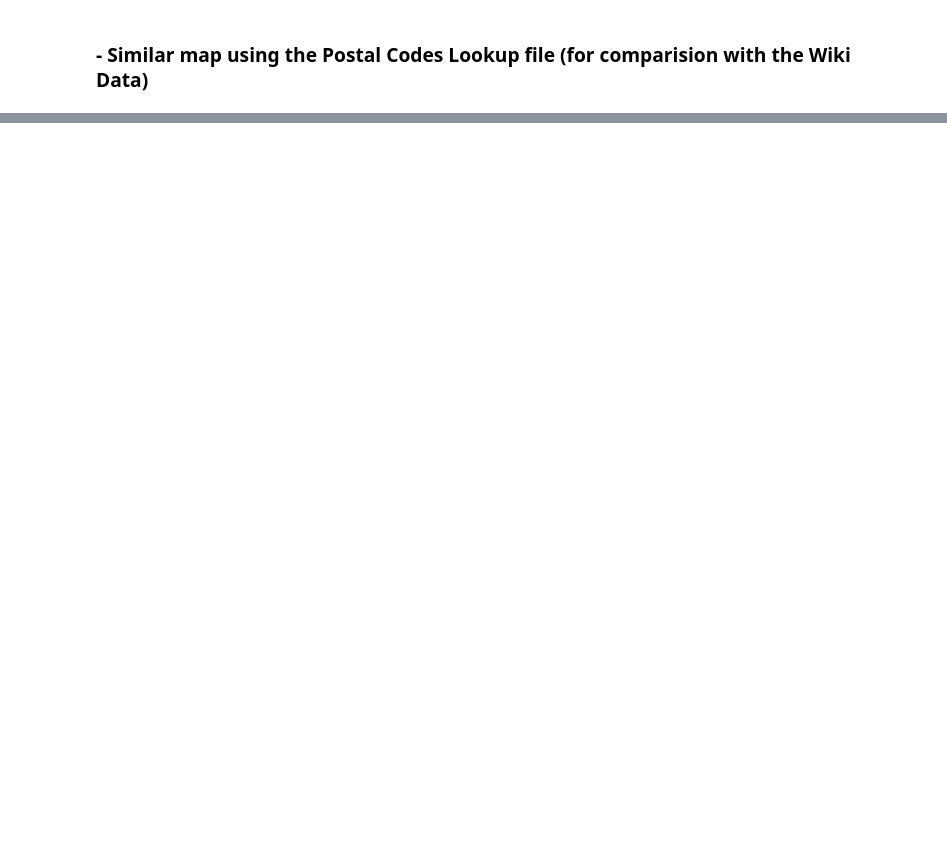
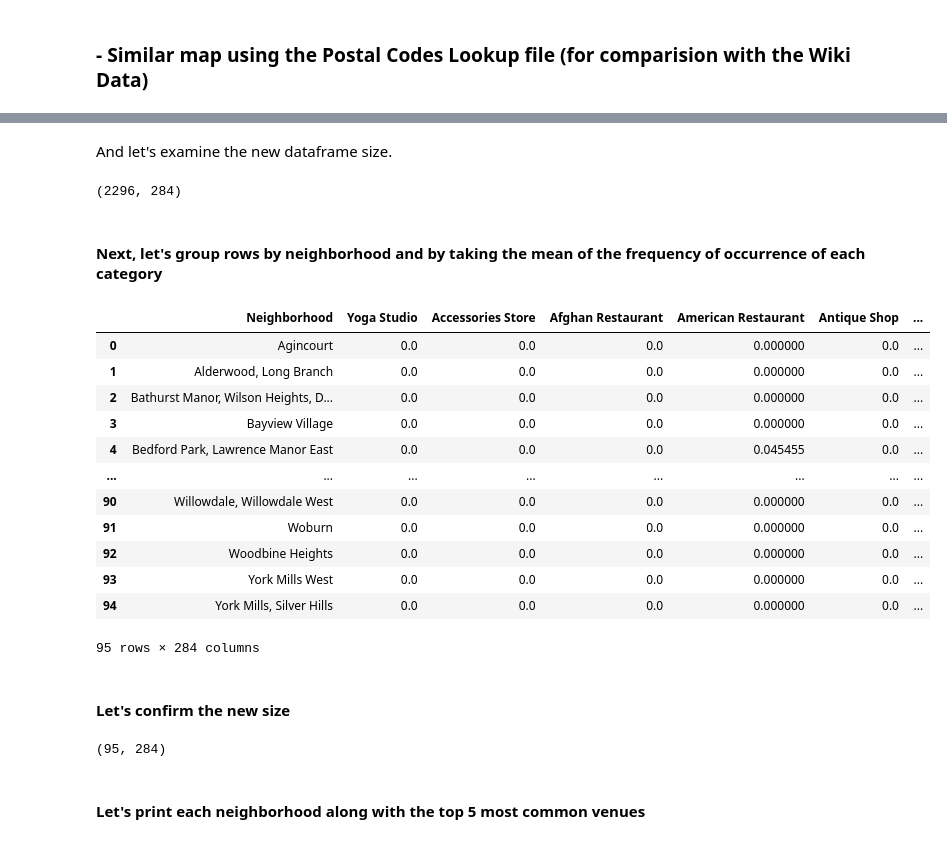
Before and after one commit to haithamm/Coursera_Capstone, a Jupyter notebook: Segmenting and Clustering Neighborhoods in Toronto.ipynb, the cells around one changed output, grey strips where cells are left out. Drawn from its saved outputs; the diff is of its cells as text; code cells hidden in the pictures; blank space fills up the shorter version.

Commit message:
Published from Watson Studio.

```diff
--- a/Segmenting and Clustering Neighborhoods in Toronto.ipynb
+++ b/Segmenting and Clustering Neighborhoods in Toronto.ipynb
@@ -319,0 +416,8 @@ map_canada
+# %%
+# filter the category for each row
+nearby_venues['venue.categories'] = nearby_venues.apply(get_category_type, axis=1)
+# %%
+# clean columns
+nearby_venues.columns = [col.split(".")[-1] for col in nearby_venues.columns]
+
+nearby_venues.head()
@@ -319,0 +484,6 @@ map_canada
+# %%
+# type your answer here
+canada_venues = getNearbyVenues(names=df_codes['Neighborhood'],
+                                   latitudes=df_codes['Latitude'],
+                                   longitudes=df_codes['Longitude']
+                                  )
@@ -319,0 +551,12 @@ map_canada
+# %%
+# one hot encoding
+canada_onehot = pd.get_dummies(canada_venues[['Venue Category']], prefix="", prefix_sep="")
+
+# add neighborhood column back to dataframe
+canada_onehot['Neighborhood'] = canada_venues['Neighborhood']
+
+# move neighborhood column to the first column
+fixed_columns = [canada_onehot.columns[-1]] + list(canada_onehot.columns[:-1])
+canada_onehot = canada_onehot[fixed_columns]
+
+canada_onehot.head()
@@ -319,0 +571,33 @@ map_canada
+# %% [markdown]
+And let's examine the new dataframe size.
+# %%
+canada_onehot.shape
+# %% [output]
+(2296, 284)
+# %% [markdown]
+#### Next, let's group rows by neighborhood and by taking the mean of the frequency of occurrence of each category
+# %%
+canada_grouped = canada_onehot.groupby('Neighborhood').mean().reset_index()
+canada_grouped
+# %% [output]
+|  | Neighborhood | Yoga Studio | Accessories Store | Afghan Restaurant | American Restaurant | Antique Shop | ... |
+| 0 | Agincourt | 0.0 | 0.0 | 0.0 | 0.000000 | 0.0 | ... |
+| 1 | Alderwood, Long Branch | 0.0 | 0.0 | 0.0 | 0.000000 | 0.0 | ... |
+| 2 | Bathurst Manor, Wilson Heights, D... | 0.0 | 0.0 | 0.0 | 0.000000 | 0.0 | ... |
+| 3 | Bayview Village | 0.0 | 0.0 | 0.0 | 0.000000 | 0.0 | ... |
+| 4 | Bedford Park, Lawrence Manor East | 0.0 | 0.0 | 0.0 | 0.045455 | 0.0 | ... |
+| ... | ... | ... | ... | ... | ... | ... | ... |
+| 90 | Willowdale, Willowdale West | 0.0 | 0.0 | 0.0 | 0.000000 | 0.0 | ... |
+| 91 | Woburn | 0.0 | 0.0 | 0.0 | 0.000000 | 0.0 | ... |
+| 92 | Woodbine Heights | 0.0 | 0.0 | 0.0 | 0.000000 | 0.0 | ... |
+| 93 | York Mills West | 0.0 | 0.0 | 0.0 | 0.000000 | 0.0 | ... |
+| 94 | York Mills, Silver Hills | 0.0 | 0.0 | 0.0 | 0.000000 | 0.0 | ... |
+95 rows × 284 columns
+# %% [markdown]
+#### Let's confirm the new size
+# %%
+canada_grouped.shape
+# %% [output]
+(95, 284)
+# %% [markdown]
+#### Let's print each neighborhood along with the top 5 most common venues
```
Also changed, not shown: parts of 76 cells of this notebook.
